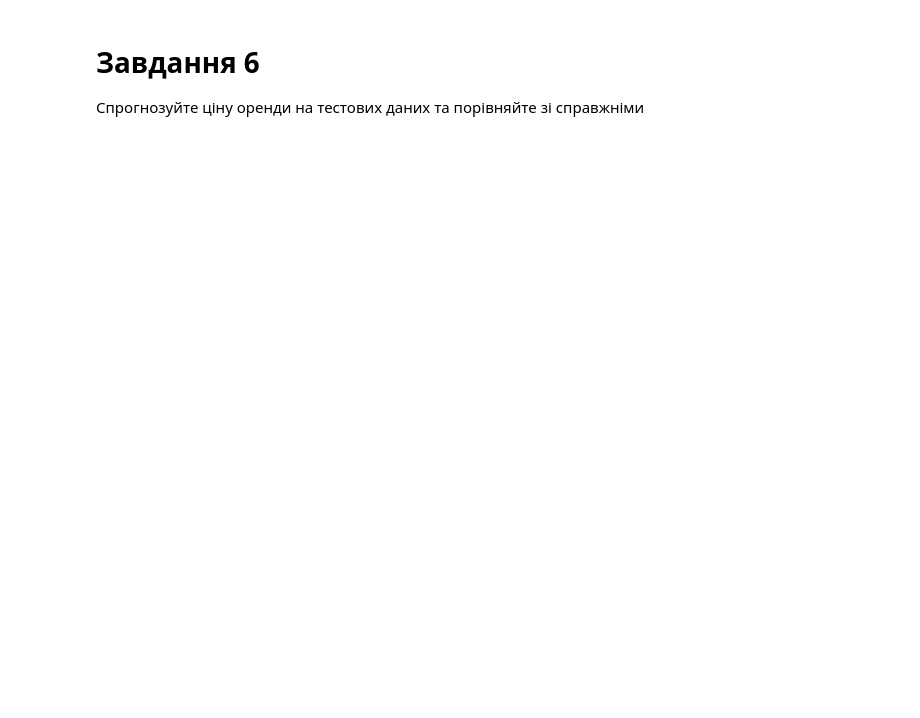
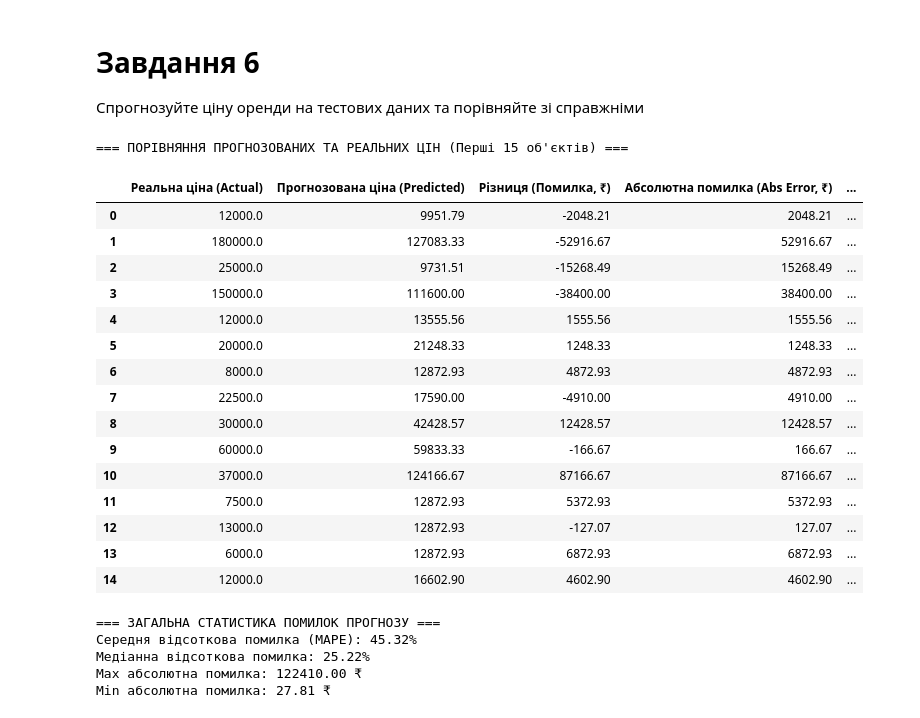
Before and after one commit to ValeriiSlynko/IT-STEP-Practice, a Jupyter notebook: Practice_Pandas/HmWrk3_Pandas(Pipeline & Tree).ipynb, the cells around one changed output. Drawn from its saved outputs; the diff is of its cells as text; code cells hidden in the pictures; blank space fills up the shorter version.

```diff
--- a/Practice_Pandas/HmWrk3_Pandas(Pipeline & Tree).ipynb
+++ b/Practice_Pandas/HmWrk3_Pandas(Pipeline & Tree).ipynb
@@ -286,7 +263,10 @@ df = df.dropna(subset=['Rent'])
 # %%
-# Після виділяємо X та y
-y = df['Rent']
-X = df.drop(columns='Rent')
+# 1. Видаляємо NaN з відфільтрованого датасету
+df_clean = df_filter.dropna(subset=['Rent']).copy()
+
+# 2. Формуємо X та y СТРОГО з очищеного df_clean
+y = df_clean['Rent']
+X = df_clean.drop(columns='Rent')
 # %% [markdown]
 # Розділюємо дані на тренувальні та тестові
 # %%
@@ -462,3 +550,50 @@ R² Score:                   0.5020
 # %% [markdown]
 # Завдання 6
 Спрогнозуйте ціну оренди на тестових даних та порівняйте зі справжніми
+# %%
+import pandas as pd
+
+# 1. Створюємо датафрейм із порівнянням реальних та прогнозованих значень
+comparison_df = pd.DataFrame({
+    'Реальна ціна (Actual)': y_test.values,
+    'Прогнозована ціна (Predicted)': y_pred_tuned,
+})
+
+# 2. Розраховуємо абсолютну та відсоткову помилку для кожного спостереження
+comparison_df['Різниця (Помилка, ₹)'] = comparison_df['Прогнозована ціна (Predicted)'] - comparison_df['Реальна ціна (Actual)']
+comparison_df['Абсолютна помилка (Abs Error, ₹)'] = comparison_df['Різниця (Помилка, ₹)'].abs()
+comparison_df['Відсоткова помилка (%)'] = (comparison_df['Абсолютна помилка (Abs Error, ₹)'] / comparison_df['Реальна ціна (Actual)']) * 100
+
+# 3. Виводимо перші 15 рядків порівняльної таблиці
+print("=== ПОРІВНЯННЯ ПРОГНОЗОВАНИХ ТА РЕАЛЬНИХ ЦІН (Перші 15 об'єктів) ===")
+display(comparison_df.head(15).round(2))
+
+# 4. Аналіз результатів
+print("\n=== ЗАГАЛЬНА СТАТИСТИКА ПОМИЛОК ПРОГНОЗУ ===")
+print(f"Середня відсоткова помилка (MAPE): {comparison_df['Відсоткова помилка (%)'].mean():.2f}%")
+print(f"Медіанна відсоткова помилка: {comparison_df['Відсоткова помилка (%)'].median():.2f}%")
+print(f"Max абсолютна помилка: {comparison_df['Абсолютна помилка (Abs Error, ₹)'].max():.2f} ₹")
+print(f"Min абсолютна помилка: {comparison_df['Абсолютна помилка (Abs Error, ₹)'].min():.2f} ₹")
+# %% [output]
+=== ПОРІВНЯННЯ ПРОГНОЗОВАНИХ ТА РЕАЛЬНИХ ЦІН (Перші 15 об'єктів) ===
+|  | Реальна ціна (Actual) | Прогнозована ціна (Predicted) | Різниця (Помилка, ₹) | Абсолютна помилка (Abs Error, ₹) | ... |
+| 0 | 12000.0 | 9951.79 | -2048.21 | 2048.21 | ... |
+| 1 | 180000.0 | 127083.33 | -52916.67 | 52916.67 | ... |
+| 2 | 25000.0 | 9731.51 | -15268.49 | 15268.49 | ... |
+| 3 | 150000.0 | 111600.00 | -38400.00 | 38400.00 | ... |
+| 4 | 12000.0 | 13555.56 | 1555.56 | 1555.56 | ... |
+| 5 | 20000.0 | 21248.33 | 1248.33 | 1248.33 | ... |
+| 6 | 8000.0 | 12872.93 | 4872.93 | 4872.93 | ... |
+| 7 | 22500.0 | 17590.00 | -4910.00 | 4910.00 | ... |
+| 8 | 30000.0 | 42428.57 | 12428.57 | 12428.57 | ... |
+| 9 | 60000.0 | 59833.33 | -166.67 | 166.67 | ... |
+| 10 | 37000.0 | 124166.67 | 87166.67 | 87166.67 | ... |
+| 11 | 7500.0 | 12872.93 | 5372.93 | 5372.93 | ... |
+| 12 | 13000.0 | 12872.93 | -127.07 | 127.07 | ... |
+| 13 | 6000.0 | 12872.93 | 6872.93 | 6872.93 | ... |
+| 14 | 12000.0 | 16602.90 | 4602.90 | 4602.90 | ... |
+=== ЗАГАЛЬНА СТАТИСТИКА ПОМИЛОК ПРОГНОЗУ ===
+Середня відсоткова помилка (MAPE): 45.32%
+Медіанна відсоткова помилка: 25.22%
+Max абсолютна помилка: 122410.00 ₹
+Min абсолютна помилка: 27.81 ₹
```
Also changed, not shown: parts of 21 cells of this notebook.
